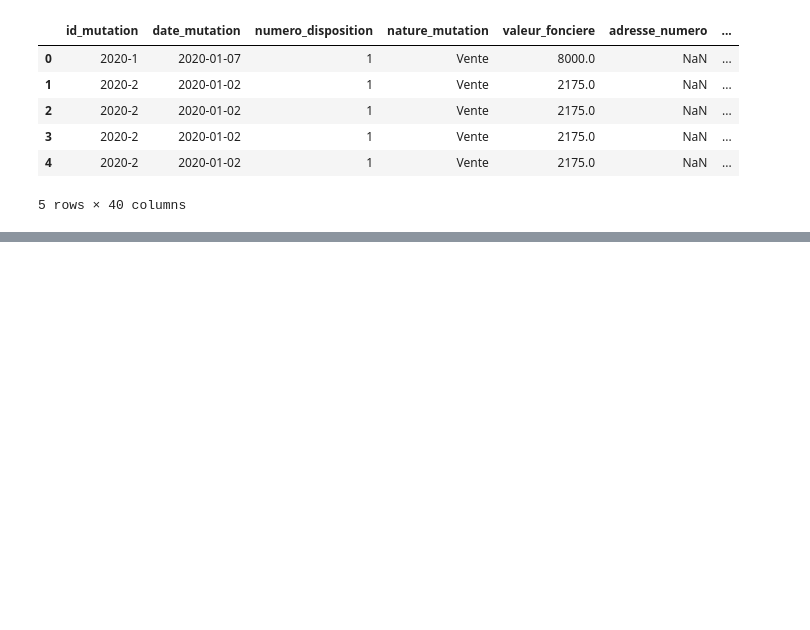
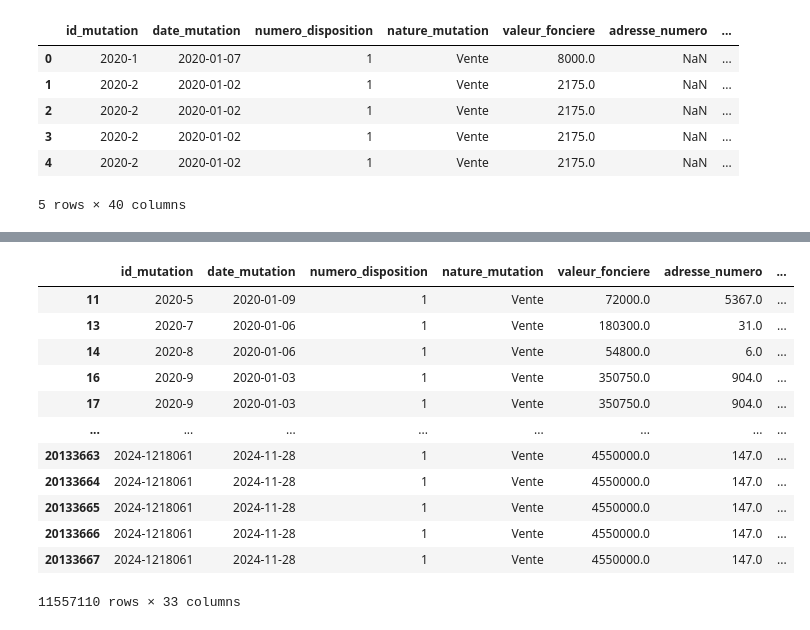
Before and after one commit to Amir239278/wild-data-hub, a Jupyter notebook: projet_3.ipynb, the cells around one changed output, grey strips where cells are left out. Saved outputs shown, nothing was run; the diff lists cells and outputs as text; code cells hidden in the pictures; blank space fills up the shorter version.

```diff
--- a/projet_3.ipynb
+++ b/projet_3.ipynb
@@ -12,0 +47,18 @@ df.head(5)
+# %%
+# Suppression des lignes missing de la colonne 'type_local' afin de garder uniquement maison, appartement, dependances et local:
+df = df.dropna(subset=['type_local'])
+df
+# %% [output]
+|  | id_mutation | date_mutation | numero_disposition | nature_mutation | valeur_fonciere | adresse_numero | ... |
+| 11 | 2020-5 | 2020-01-09 | 1 | Vente | 72000.0 | 5367.0 | ... |
+| 13 | 2020-7 | 2020-01-06 | 1 | Vente | 180300.0 | 31.0 | ... |
+| 14 | 2020-8 | 2020-01-06 | 1 | Vente | 54800.0 | 6.0 | ... |
+| 16 | 2020-9 | 2020-01-03 | 1 | Vente | 350750.0 | 904.0 | ... |
+| 17 | 2020-9 | 2020-01-03 | 1 | Vente | 350750.0 | 904.0 | ... |
+| ... | ... | ... | ... | ... | ... | ... | ... |
+| 20133663 | 2024-1218061 | 2024-11-28 | 1 | Vente | 4550000.0 | 147.0 | ... |
+| 20133664 | 2024-1218061 | 2024-11-28 | 1 | Vente | 4550000.0 | 147.0 | ... |
+| 20133665 | 2024-1218061 | 2024-11-28 | 1 | Vente | 4550000.0 | 147.0 | ... |
+| 20133666 | 2024-1218061 | 2024-11-28 | 1 | Vente | 4550000.0 | 147.0 | ... |
+| 20133667 | 2024-1218061 | 2024-11-28 | 1 | Vente | 4550000.0 | 147.0 | ... |
+11557110 rows × 33 columns
```
Also changed, not shown: parts of 5 cells of this notebook.
